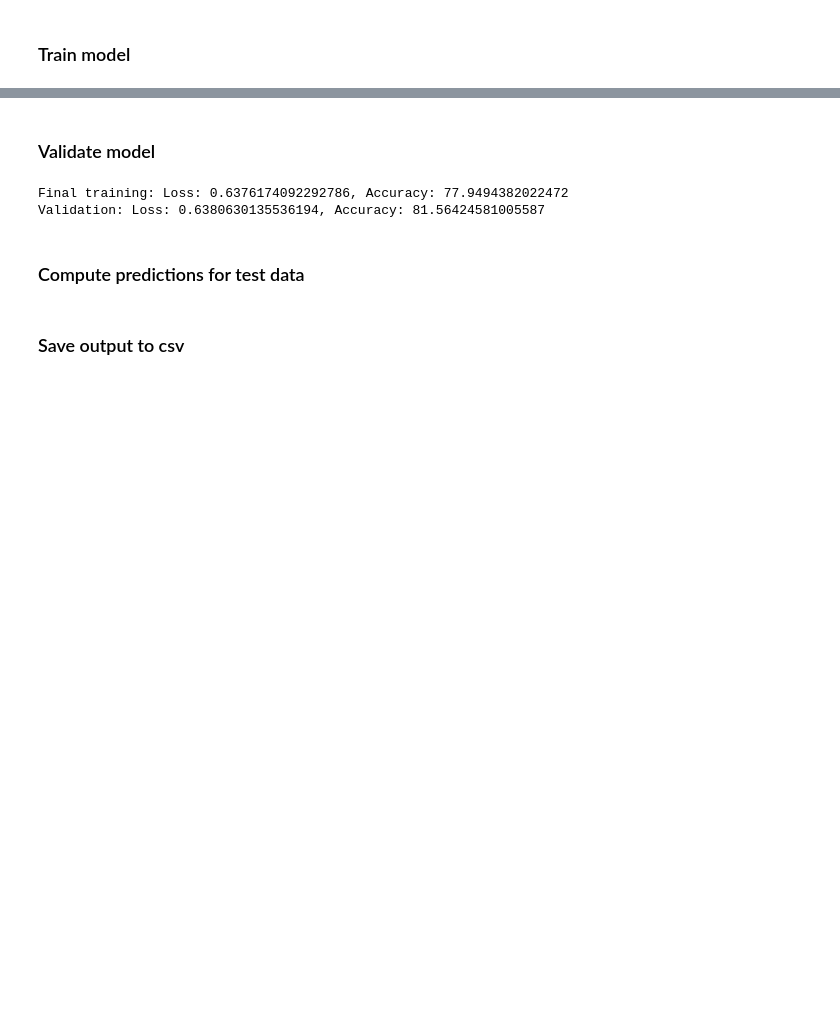
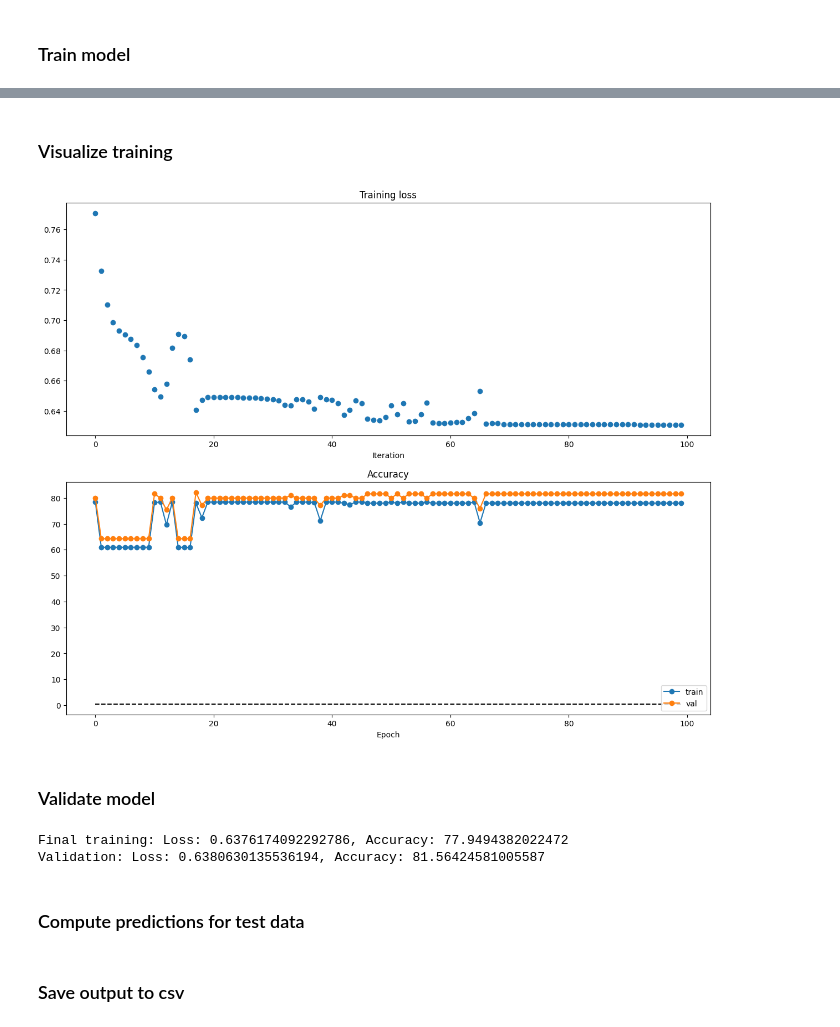
Before and after one commit to evref/kaggle, a Jupyter notebook: titanic/model_basicnn.ipynb, the cells around one changed output, grey strips where cells are left out. Cells and saved outputs as stored; diff of their text form; code cells hidden in the pictures; blank space fills up the shorter version.

```diff
--- a/titanic/model_basicnn.ipynb
+++ b/titanic/model_basicnn.ipynb
@@ -66,12 +66,12 @@ X_valid, y_valid = train_X_tensor[train_split:], train_y_tensor[train_split:]
 # %% [markdown]
 ### Create model
 # %%
-# Load neural network
-from torch import nn
+# Set seed for torch
+torch.manual_seed(42)
 
 # Select device (aka cpu/gpu)
 device = "cuda" if torch.cuda.is_available() else "cpu"
-#print(f"Using {device} device")
+print(f"Using {device} device")
 
 # Defining the neural network class
 class NeuralNetwork(nn.Module):
@@ -85,9 +85,9 @@ class NeuralNetwork(nn.Module):
 
     def forward(self, x):
         x = self.layer_1(x)
-        #x = torch.relu(x)
+        x = torch.relu(x)
         x = self.layer_2(x)
-        #x = torch.relu(x)
+        x = torch.relu(x)
         x = self.layer_3(x)
         x = torch.sigmoid(x)
         return x
@@ -148,0 +157,10 @@ Epoch 90: Loss: 0.6384506225585938, Accuracy: 77.9494382022472
+# %%
+model = NeuralNetwork().to(device)
+
+# Set hyperparameters
+epochs = 100
+lr = 10
+momentum = 0.1
+hyper_params = (epochs, lr, momentum)
+
+loss_history, train_acc_history, val_acc_history = train_model(data, model, hyper_params)
@@ -149,3 +178,22 @@ Epoch 90: Loss: 0.6384506225585938, Accuracy: 77.9494382022472
+# %% [markdown]
+### Visualize training
+# %%
+plt.subplot(2, 1, 1)
+plt.title('Training loss')
+plt.plot(loss_history, 'o')
+plt.xlabel('Iteration')
+
+plt.subplot(2, 1, 2)
+plt.title('Accuracy')
+plt.plot(train_acc_history, '-o', label='train')
+plt.plot(val_acc_history, '-o', label='val')
+plt.plot([0.5] * len(val_acc_history), 'k--')
+plt.xlabel('Epoch')
+plt.legend(loc='lower right')
+plt.gcf().set_size_inches(15, 12)
+plt.show()
+# %% [output]
+[figure, added]
 # %% [markdown]
 ### Validate model
 # %%
```
Also changed, not shown: parts of 7 cells of this notebook.
